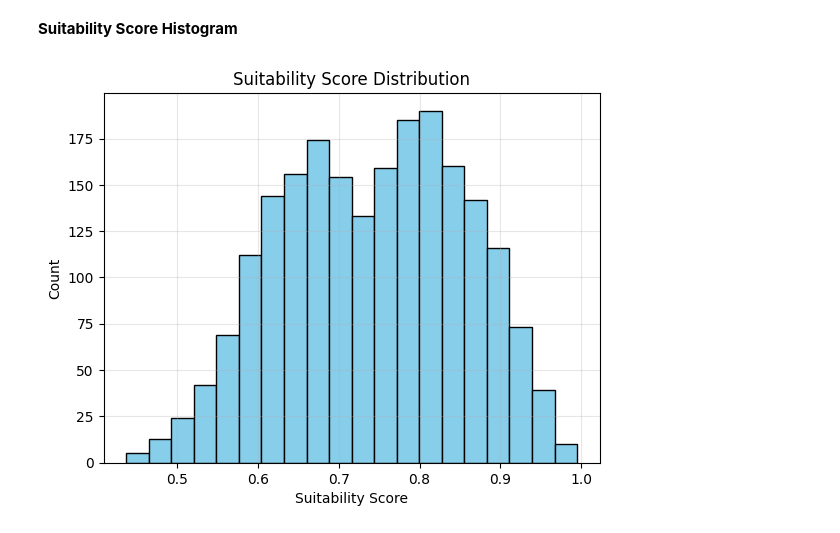
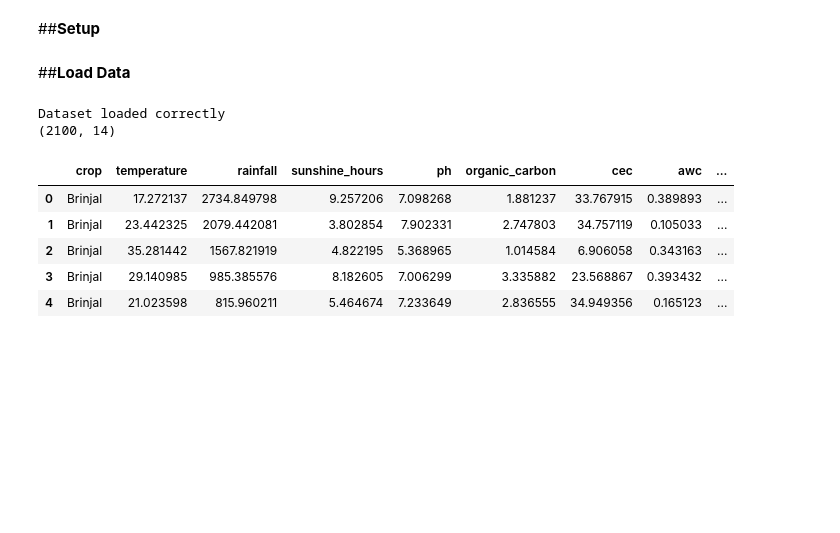
Before and after one commit to isumakm/Weather-Prediction-and-Crop-Recommendation-System-, a Jupyter notebook: Multi_Crop_Ranking.ipynb, the cells around one changed output. Cells and saved outputs as stored; diff of their text form; code cells hidden in the pictures; blank space fills up the shorter version.

Commit message:
Add multi crop ranking pipeline

```diff
--- a/Multi_Crop_Ranking.ipynb
+++ b/Multi_Crop_Ranking.ipynb
@@ -14,10 +2,0 @@ from sklearn.model_selection import GroupShuffleSplit
-# %%
-try:
-    crop_req = pd.read_csv("/content/drive/MyDrive/DSGP/Crop_training_data_full.csv")
-    print("Dataset loaded correctly")
-    print(crop_req.shape)
-
-except Exception as e:
-    print("Dataset loading failed:", e)
-
-crop_req.head()
@@ -173,12 +3,2 @@ plt.show()
-# %% [markdown]
-**Suitability Score Histogram**
-# %%
-plt.figure()
-plt.hist(crop_req["suitability_score"], bins=20, color='skyblue', edgecolor='black')
-plt.title("Suitability Score Distribution")
-plt.xlabel("Suitability Score")
-plt.ylabel("Count")
-plt.grid(True, alpha=0.3)
-plt.show()
-# %% [output]
-[figure, removed]
+# %% [markdown]
+##**Setup**
@@ -184,0 +15,21 @@ plt.show()
+# %% [markdown]
+##**Load Data**
+# %%
+try:
+    df = pd.read_csv("/content/drive/MyDrive/DSGP/Crop_training_data_FULL_final.csv")
+    print("Dataset loaded correctly")
+    print(df.shape)
+
+except Exception as e:
+    print("Dataset loading failed:", e)
+
+df.head()
+# %% [output]
+Dataset loaded correctly
+(2100, 14)
+|  | crop | temperature | rainfall | sunshine_hours | ph | organic_carbon | cec | awc | ... |
+| 0 | Brinjal | 17.272137 | 2734.849798 | 9.257206 | 7.098268 | 1.881237 | 33.767915 | 0.389893 | ... |
+| 1 | Brinjal | 23.442325 | 2079.442081 | 3.802854 | 7.902331 | 2.747803 | 34.757119 | 0.105033 | ... |
+| 2 | Brinjal | 35.281442 | 1567.821919 | 4.822195 | 5.368965 | 1.014584 | 6.906058 | 0.343163 | ... |
+| 3 | Brinjal | 29.140985 | 985.385576 | 8.182605 | 7.006299 | 3.335882 | 23.568867 | 0.393432 | ... |
+| 4 | Brinjal | 21.023598 | 815.960211 | 5.464674 | 7.233649 | 2.836555 | 34.949356 | 0.165123 | ... |
```
Also changed, not shown: parts of 39 cells of this notebook.
